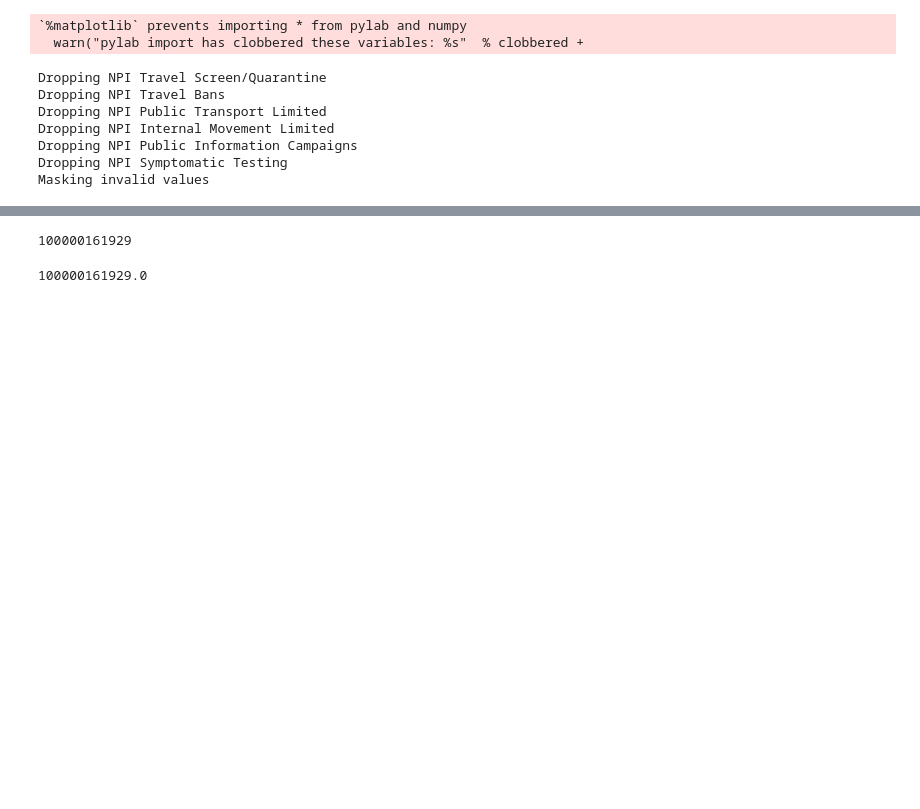
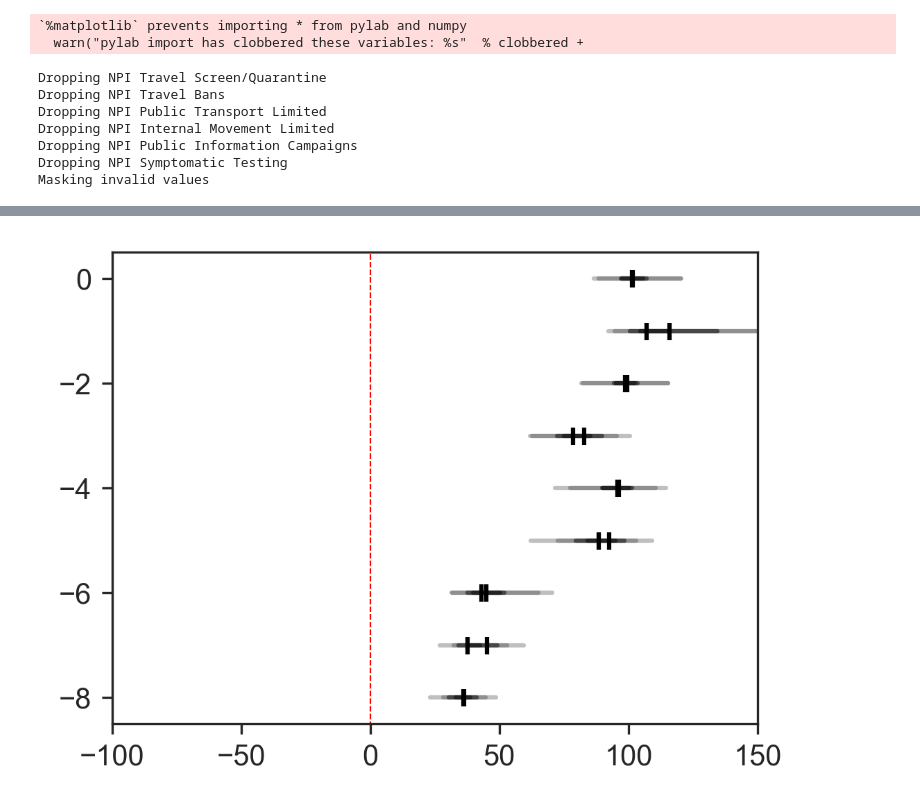
Before and after one commit to jsalvatier/epimodel, a Jupyter notebook: notebooks/science-revisions/test-rate-validation-simple.ipynb, the cells around one changed output, grey strips where cells are left out. Drawn from its saved outputs; the diff is of its cells as text; code cells hidden in the pictures; blank space fills up the shorter version.

```diff
--- a/notebooks/science-revisions/test-rate-validation-simple.ipynb
+++ b/notebooks/science-revisions/test-rate-validation-simple.ipynb
@@ -35,7 +37,7 @@ with DefaultModel(data) as model_syn:
 with model_syn:
 
     point = {
-        'CM_Alpha' : np.array([0,0,0,0,0,.1,.9,.9,.9]),
+        'CM_Alpha' : np.array([.0,.05,.1,.15,.2,.25,.3,.35,.4]),
         'InitialSizeCases_log' : -10 *np.ones((41,1)),
         'InitialSizeDeaths_log' : -10 *np.ones((41,1)),
         'RegionLogR_noise' : .1*np.ones(41),
@@ -55,7 +57,7 @@ with model_syn:
     synthvalues = draw_values(c, point=point)
     gcases,gdeaths, regionR, ocases, odeaths, regionRnoise,icases,ideaths,ecases, edeaths = synthvalues
 # %%
-with open("synthetic_values.pkl", 'wb+') as f:
+with open("synthetic_values_simple.pkl", 'wb+') as f:
     pickle.dump(synthvalues, f, pickle.HIGHEST_PROTOCOL)
 # %%
 def synthetic_prep_data(model, data, syn_deaths, syn_cases):
@@ -98,7 +100,7 @@ with DefaultModel(synth_data_normal) as model_normal:
 # %%
 with model_normal:
     model_normal.trace = pm.sample(200, tune=50, cores=1, chains=1, max_treedepth=12, target_accept=0.925)
-    pm.save_trace(model_normal.trace, "normal", overwrite=True)
+    pm.save_trace(model_normal.trace, "normal_simple", overwrite=True)
 # %% [output]
 Only 200 samples in chain.
 Auto-assigning NUTS sampler...
@@ -115,7 +116,7 @@ with DefaultModel(synth_data_adjusted) as model_adjusted:
 # %%
 with model_adjusted:
     model_adjusted.trace = pm.sample(200, tune=50, cores=1, chains=1, max_treedepth=12, target_accept=0.925)
-    pm.save_trace(model_adjusted.trace, "adjusted", overwrite=True)
+    pm.save_trace(model_adjusted.trace, "adjusted_simple", overwrite=True)
 # %% [output]
 Only 200 samples in chain.
 Auto-assigning NUTS sampler...
@@ -491,8 +129,0 @@ print(sys.version)
-# %%
-100000161929
-# %% [output]
-100000161929
-# %%
-100000161929
-# %% [output]
-100000161929.0
@@ -500,0 +130,26 @@ sample_prior_predictive
+# %%
+from epimodel.pymc3_models.base_model import produce_CIs
+
+plt.figure(figsize=(4, 3), dpi=300)
+
+def plot_effect(trace):
+        means, li, ui, lq, uq = produce_CIs(100 * trace["CMReduction"])
+
+        N_cms = means.size
+
+        plt.plot([0, 0], [1, -(N_cms)], "--r", linewidth=0.5)
+        y_vals = -1 * np.arange(N_cms)
+        plt.scatter(means, y_vals, marker="|", color="k")
+        for cm in range(N_cms):
+            plt.plot([li[cm], ui[cm]], [y_vals[cm], y_vals[cm]], "k", alpha=0.25)
+            plt.plot([lq[cm], uq[cm]], [y_vals[cm], y_vals[cm]], "k", alpha=0.5)
+
+        plt.xlim([-100, 150])
+        xtick_vals = np.arange(-100, 150, 50)
+        xtick_str = [f"{x:.0f}%" for x in xtick_vals]
+        plt.ylim([-(N_cms - 0.5), 0.5])
+
+plot_effect(model_normal.trace)
+plot_effect(model_adjusted.trace)
+# %% [output]
+[figure, added]
```
Also changed, not shown: parts of 20 cells of this notebook, 4 other files.
